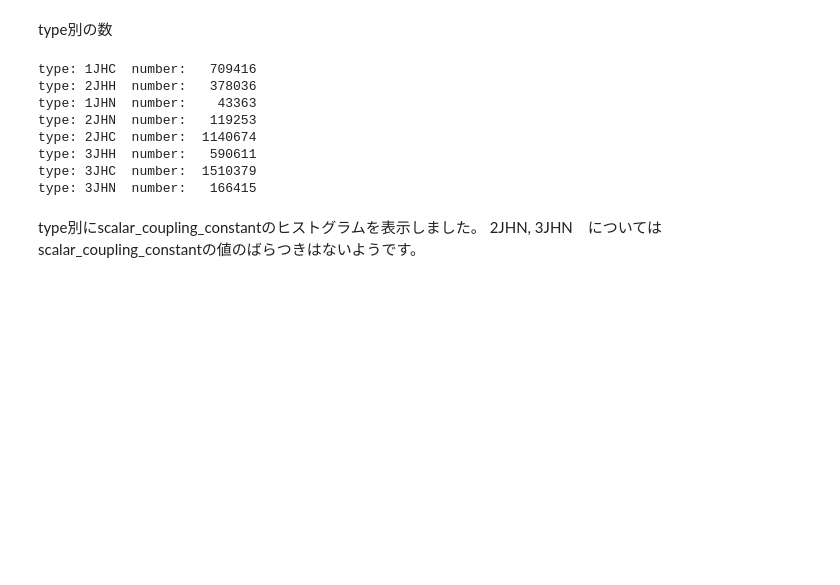
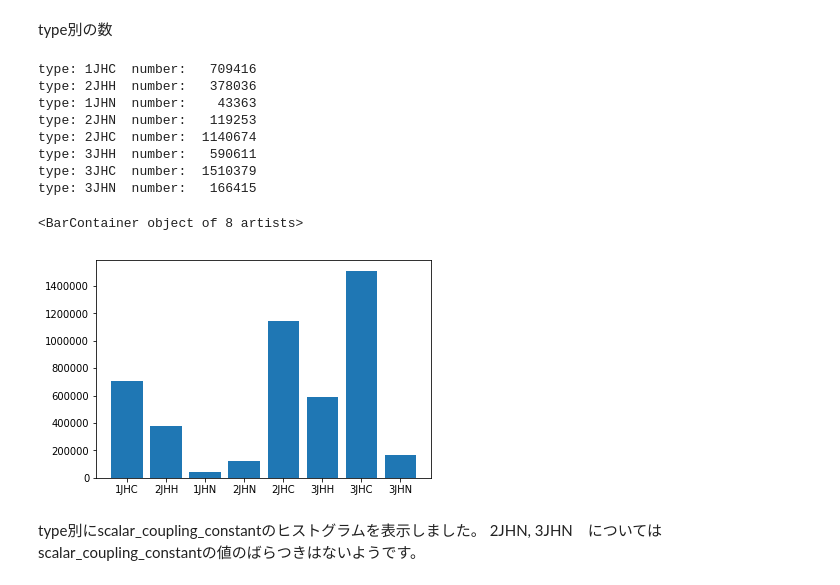
Before and after one commit to umepy/MorecularLabwork, a Jupyter notebook: code/data_analysis.ipynb, the cells around one changed output. Drawn from its saved outputs; the diff is of its cells as text; code cells hidden in the pictures; blank space fills up the shorter version.

```diff
--- a/code/data_analysis.ipynb
+++ b/code/data_analysis.ipynb
@@ -112,17 +91,20 @@ type別の数
 # %%
 type_num = np.array([jhc_1.shape[0],jhh_2.shape[0],jhn_1.shape[0],jhn_2.shape[0],
                       jhc_2.shape[0],jhh_3.shape[0],jhc_3.shape[0],jhn_3.shape[0]])
 for i in range(len(type_num)):
     print("type: {0}  number: {1:8d}".format(type_name[i], type_num[i]))
+plt.bar(type_name, type_num)
 # %% [output]
 type: 1JHC  number:   709416
 type: 2JHH  number:   378036
 type: 1JHN  number:    43363
 type: 2JHN  number:   119253
 type: 2JHC  number:  1140674
 type: 3JHH  number:   590611
 type: 3JHC  number:  1510379
 type: 3JHN  number:   166415
+<BarContainer object of 8 artists>
+[figure, added]
 # %% [markdown]
 type別にscalar_coupling_constantのヒストグラムを表示しました。
 2JHN, 3JHN　についてはscalar_coupling_constantの値のばらつきはないようです。
```
Also changed, not shown: parts of 11 cells of this notebook.
